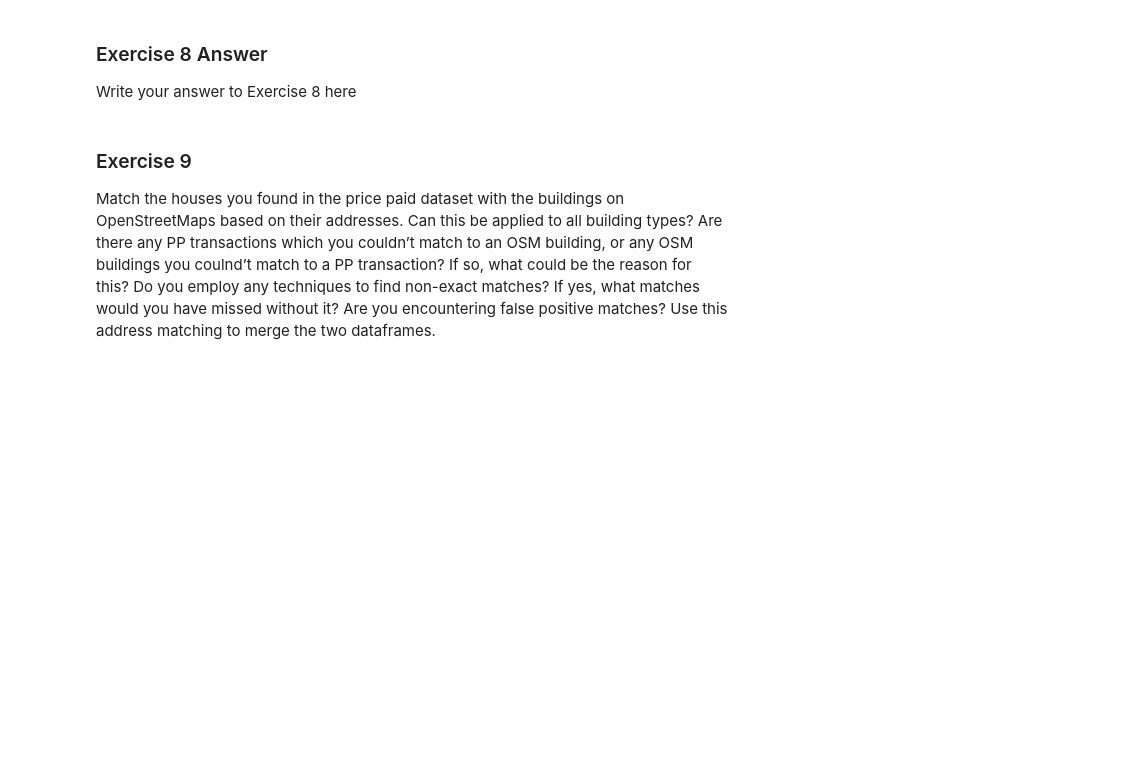
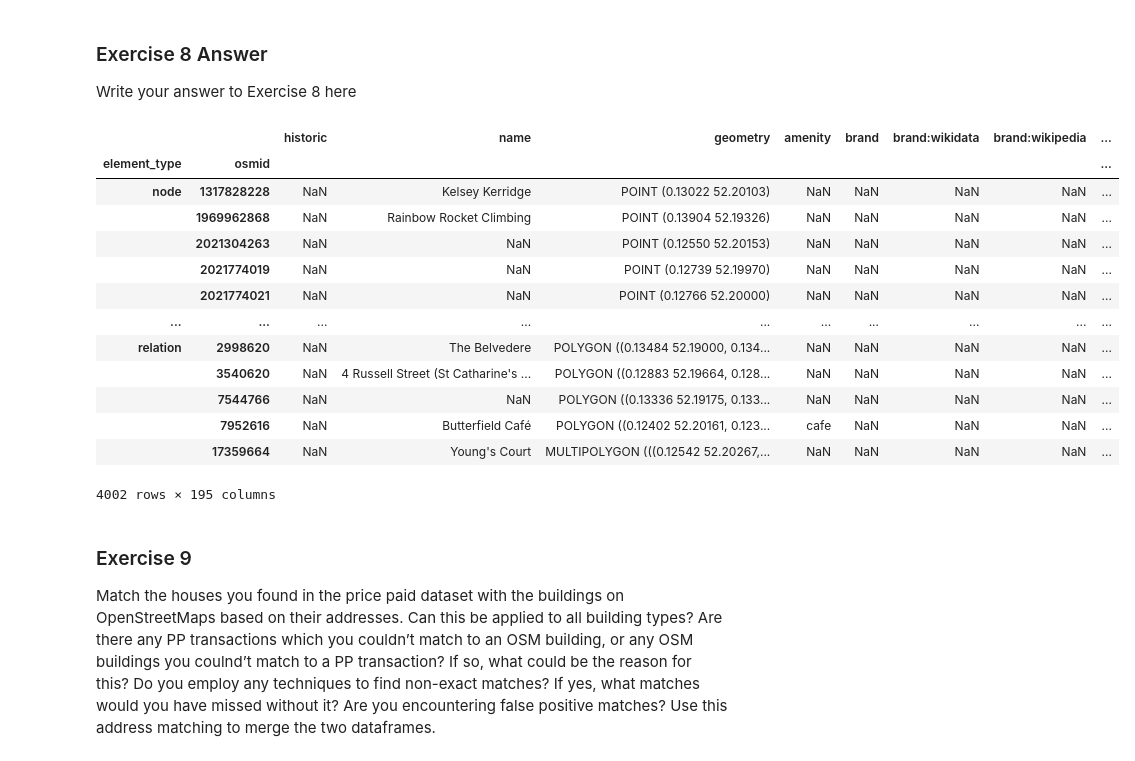
Before and after one commit to EuanWorth/ecw66_ads_2024, a Jupyter notebook: _notebooks/02-access-assess-geospatial.ipynb, the cells around one changed output. Cells and saved outputs as stored; diff of their text form; code cells hidden in the pictures; blank space fills up the shorter version.

```diff
--- a/_notebooks/02-access-assess-geospatial.ipynb
+++ b/_notebooks/02-access-assess-geospatial.ipynb
@@ -816,0 +880,7 @@ Write your answer to Exercise 7 here
+# %%
+rad = 6371
+local_rad = rad * math.cos ( math.radians(latitude) )
+local_degrees_per_hkm = 360/(2*math.pi*local_rad)
+local_degrees_per_hkm
+degrees_per_vkm = 360/(2*math.pi*rad)
+(degrees_per_vkm, local_degrees_per_hkm)
@@ -816,0 +921,16 @@ Write your answer to Exercise 7 here
+# %%
+def calc_degrees_per_km(latitude):
+  rad = 6371
+  local_rad = rad * math.cos ( math.radians(latitude) )
+  local_degrees_per_hkm = 360/(2*math.pi*local_rad)
+  degrees_per_vkm = 360/(2*math.pi*rad)
+  return (degrees_per_vkm, local_degrees_per_hkm)
+
+def gen_gdf(conn, latitude, longitude):
+  (degrees_per_vkm, local_degrees_per_hkm) = calc_degrees_per_km(latitude)
+  rows = fynesse.access.sql_select(conn, f'SELECT pp.price, pp.date_of_transfer, po.postcode, po.latitude, po.longitude, pp.primary_addressable_object_name, pp.secondary_addressable_object_name, pp.street FROM pp_data AS pp INNER JOIN postcode_data AS po ON pp.postcode = po.postcode WHERE abs(po.latitude - {latitude}) < {degrees_per_vkm} AND abs(po.longitude - {longitude}) < {local_degrees_per_hkm} AND pp.date_of_transfer > \'2020-01-01\' and pp.property_type = \'D\' or pp.property_type = \'T\' or pp.property_type = \'S\'')
+  df = pd.DataFrame(rows, columns=["Price", "Date of Transfer", "Postcode", "Latitude", "Longitude", "House Number", "Secondary Addressable Object Name", "Street"])
+  gdf = gpd.GeoDataFrame(
+      df, geometry=gpd.points_from_xy(df.Longitude, df.Latitude), crs="EPSG:4326"
+  )
+  return gdf
@@ -829,7 +954,31 @@ buildings with addresses and the ones without.
 
 Write your answer to Exercise 8 here
 # %%
-# Use this box for any code you need
+def get_buildings(latitude, longitude):
+  (degrees_per_vkm, local_degrees_per_hkm) = calc_degrees_per_km(latitude)
+  north = latitude + (degrees_per_vkm * 1)
+  south = latitude - (degrees_per_vkm * 1)
+  east = longitude + (local_degrees_per_hkm * 1)
+  west = longitude - (local_degrees_per_hkm * 1)
+  buildings = ox.features_from_bbox(north = north, south = south, west= west, east = east, tags={'building': True})
+  return buildings
+osm_gdf=get_buildings(52.1951, 0.1313)
+osm_gdf
+# %% [output]
+|  |  | historic | name | geometry | amenity | brand | brand:wikidata | brand:wikipedia | ... |
+| element_type | osmid |  |  |  |  |  |  |  | ... |
+| node | 1317828228 | NaN | Kelsey Kerridge | POINT (0.13022 52.20103) | NaN | NaN | NaN | NaN | ... |
+|  | 1969962868 | NaN | Rainbow Rocket Climbing | POINT (0.13904 52.19326) | NaN | NaN | NaN | NaN | ... |
+|  | 2021304263 | NaN | NaN | POINT (0.12550 52.20153) | NaN | NaN | NaN | NaN | ... |
+|  | 2021774019 | NaN | NaN | POINT (0.12739 52.19970) | NaN | NaN | NaN | NaN | ... |
+|  | 2021774021 | NaN | NaN | POINT (0.12766 52.20000) | NaN | NaN | NaN | NaN | ... |
+| ... | ... | ... | ... | ... | ... | ... | ... | ... | ... |
+| relation | 2998620 | NaN | The Belvedere | POLYGON ((0.13484 52.19000, 0.134... | NaN | NaN | NaN | NaN | ... |
+|  | 3540620 | NaN | 4 Russell Street (St Catharine's ... | POLYGON ((0.12883 52.19664, 0.128... | NaN | NaN | NaN | NaN | ... |
+|  | 7544766 | NaN | NaN | POLYGON ((0.13336 52.19175, 0.133... | NaN | NaN | NaN | NaN | ... |
+|  | 7952616 | NaN | Butterfield Café | POLYGON ((0.12402 52.20161, 0.123... | cafe | NaN | NaN | NaN | ... |
+|  | 17359664 | NaN | Young's Court | MULTIPOLYGON (((0.12542 52.20267,... | NaN | NaN | NaN | NaN | ... |
+4002 rows × 195 columns
 # %% [markdown]
 ### Exercise 9
 
```
Also changed, not shown: parts of 15 cells of this notebook.
